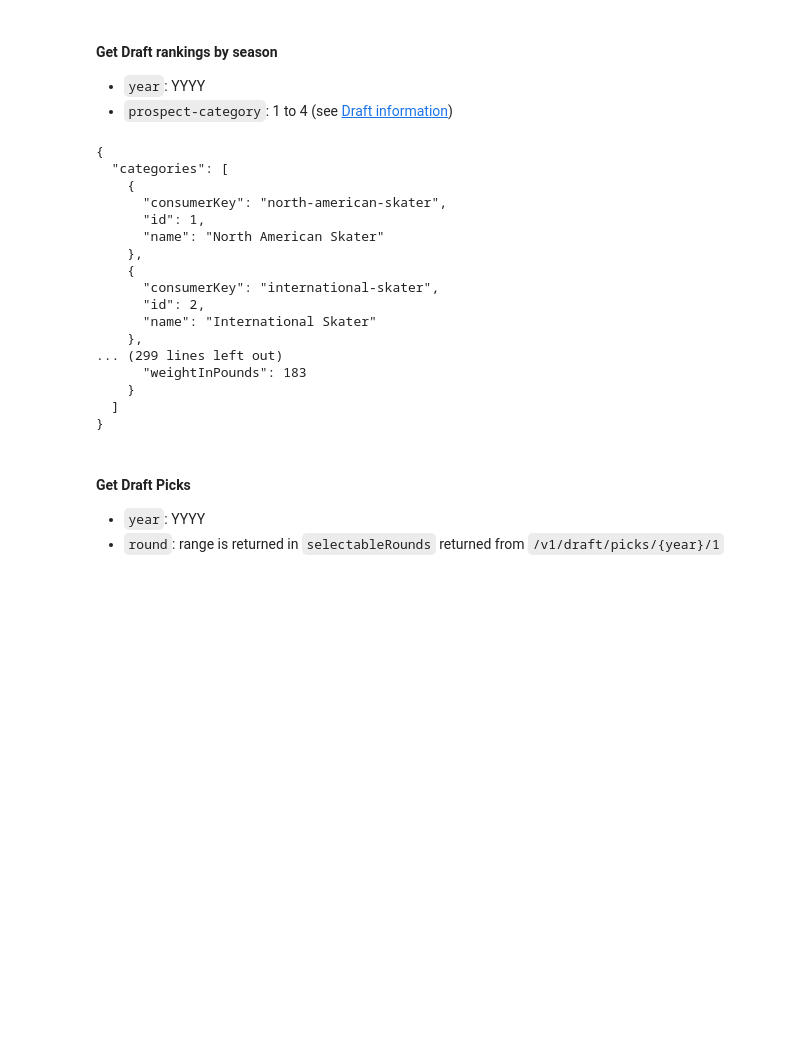
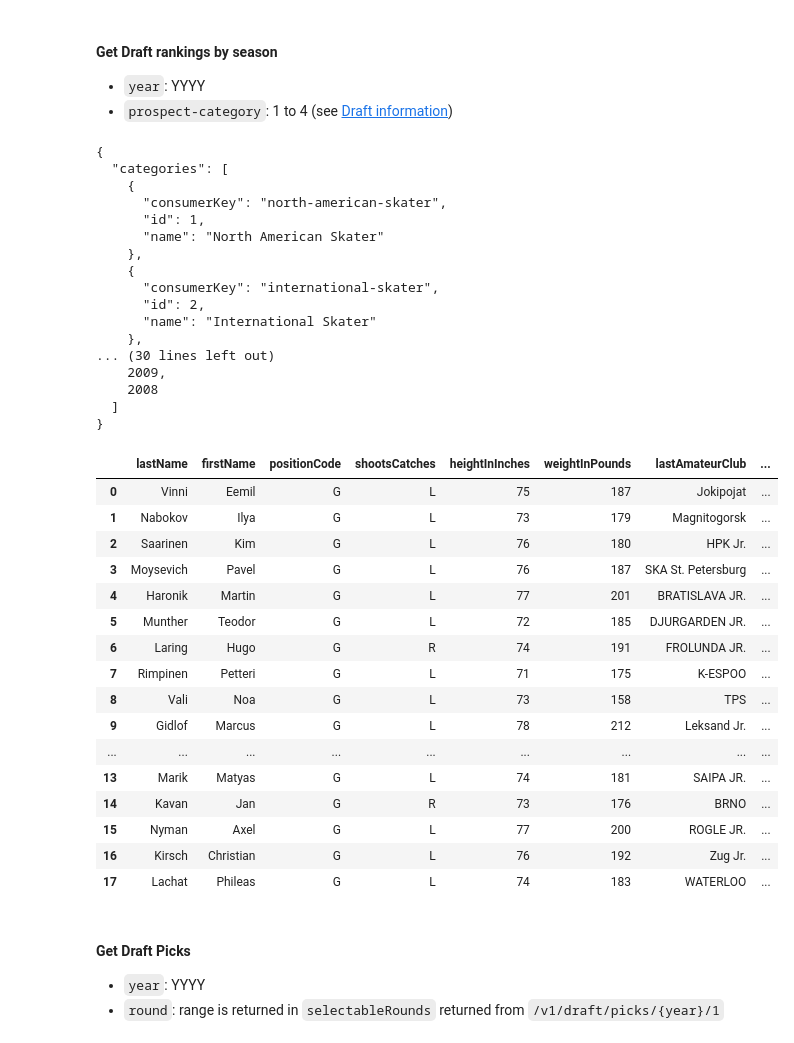
Before and after one commit to trxe/NHL-API-Reference, a Jupyter notebook: api-web.ipynb, the cells around one changed output. Cells and saved outputs as stored; diff of their text form; code cells hidden in the pictures; blank space fills up the shorter version.

```diff
--- a/api-web.ipynb
+++ b/api-web.ipynb
@@ -1030,25 +1028,45 @@ pprint(requests.get(f'{BASE_URL_API}/v1/season').json())
 # %%
 year=2024
 prospect_category=4
-pprint(requests.get(f'{BASE_URL_API}/v1/draft/rankings/{year}/{prospect_category}').json())
+pprint(requests.get(f'{BASE_URL_API}/v1/draft/rankings/{year}/{prospect_category}').json(), blacklist=['rankings'])
+
+import pandas as pd
+pd.DataFrame(requests.get(f'{BASE_URL_API}/v1/draft/rankings/{year}/{prospect_category}').json()['rankings'])
 # %% [output]
 {
   "categories": [
     {
       "consumerKey": "north-american-skater",
       "id": 1,
       "name": "North American Skater"
     },
     {
       "consumerKey": "international-skater",
       "id": 2,
       "name": "International Skater"
     },
-... (299 lines left out)
-      "weightInPounds": 183
-    }
+... (30 lines left out)
+    2009,
+    2008
   ]
 }
+|  | lastName | firstName | positionCode | shootsCatches | heightInInches | weightInPounds | lastAmateurClub | ... |
+| 0 | Vinni | Eemil | G | L | 75 | 187 | Jokipojat | ... |
+| 1 | Nabokov | Ilya | G | L | 73 | 179 | Magnitogorsk | ... |
+| 2 | Saarinen | Kim | G | L | 76 | 180 | HPK Jr. | ... |
+| 3 | Moysevich | Pavel | G | L | 76 | 187 | SKA St. Petersburg | ... |
+| 4 | Haronik | Martin | G | L | 77 | 201 | BRATISLAVA JR. | ... |
+| 5 | Munther | Teodor | G | L | 72 | 185 | DJURGARDEN JR. | ... |
+| 6 | Laring | Hugo | G | R | 74 | 191 | FROLUNDA JR. | ... |
+| 7 | Rimpinen | Petteri | G | L | 71 | 175 | K-ESPOO | ... |
+| 8 | Vali | Noa | G | L | 73 | 158 | TPS | ... |
+| 9 | Gidlof | Marcus | G | L | 78 | 212 | Leksand Jr. | ... |
+| ... | ... | ... | ... | ... | ... | ... | ... | ... |
+| 13 | Marik | Matyas | G | L | 74 | 181 | SAIPA JR. | ... |
+| 14 | Kavan | Jan | G | R | 73 | 176 | BRNO | ... |
+| 15 | Nyman | Axel | G | L | 77 | 200 | ROGLE JR. | ... |
+| 16 | Kirsch | Christian | G | L | 76 | 192 | Zug Jr. | ... |
+| 17 | Lachat | Phileas | G | L | 74 | 183 | WATERLOO | ... |
 # %% [markdown]
 #### Get Draft Picks
 
```
Also changed, not shown: parts of 18 cells of this notebook.
